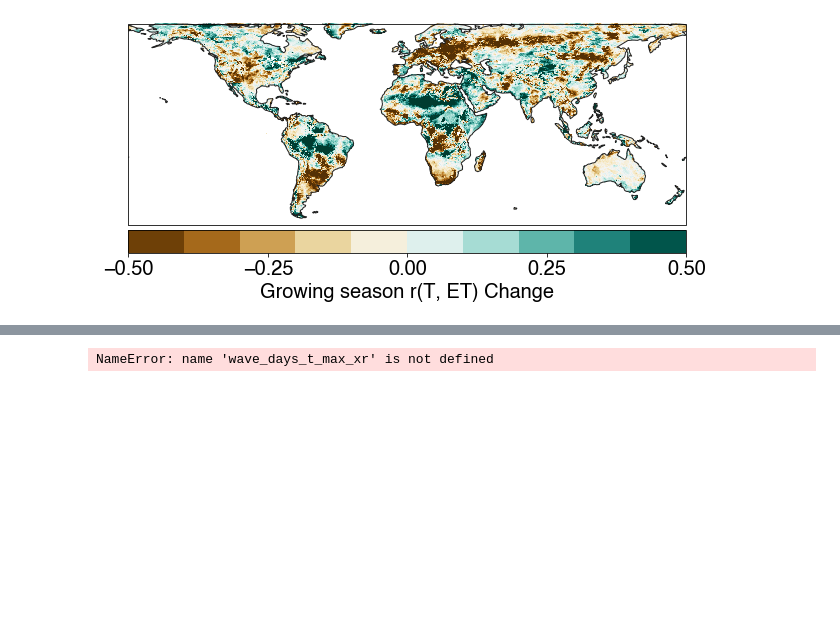
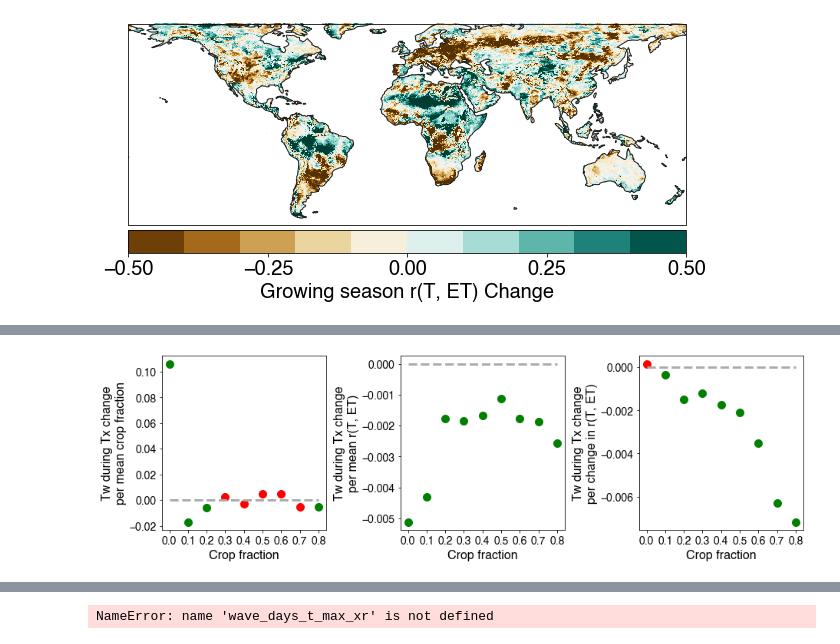
Before and after one commit to ecoffel/2021-heat, a Jupyter notebook: ht_tx_on_tw_analysis.ipynb, the cells around one changed output, grey strips where cells are left out. Drawn from its saved outputs; the diff is of its cells as text; code cells hidden in the pictures; blank space fills up the shorter version.

```diff
--- a/ht_tx_on_tw_analysis.ipynb
+++ b/ht_tx_on_tw_analysis.ipynb
@@ -1574,0 +999,4 @@ cb.set_label('Tw during Tx (Percentile)')
+# %%
+ind_cf_all = np.where((data['cf'] > .01))[0]
+mdl_cur = smf.ols(formula='tw_during_tx_trend ~ cf', data=df, subset = ind_cf_all).fit()
+mdl_cur.rsquared
@@ -1574,0 +1056,44 @@ cb.set_label('Tw during Tx (Percentile)')
+# %%
+fig, ax = plt.subplots(1,3, figsize=(13,4))
+
+t = 'Tw during Tx'
+
+for i, val in enumerate(coefs_cf):
+    if pvals_cf[i] < .05:
+        ax[0].plot(i, val, 'og', markersize=10)
+    else:
+        ax[0].plot(i, val, 'or', markersize=10)
+ax[0].plot([0, 8], [0,0], '--', lw=3, c='#aaaaaa')
+ax[0].set_ylabel('%s change\nper mean crop fraction'%t)
+ax[0].set_xlabel('Crop fraction')
+ax[0].set_xticks(range(cf_bins.size))
+ax[0].set_xticklabels(np.round(cf_bins, 1))
+
+for i, val in enumerate(coefs_rt):
+    if pvals_rt[i] < .05:
+        ax[1].plot(i, val, 'og', markersize=10)
+    else:
+        ax[1].plot(i, val, 'or', markersize=10)
+ax[1].plot([0, 8], [0,0], '--', lw=3, c='#aaaaaa')
+ax[1].set_ylabel('%s change\nper mean r(T, ET)'%t)
+ax[1].set_xlabel('Crop fraction')
+ax[1].set_xticks(range(cf_bins.size))
+ax[1].set_xticklabels(np.round(cf_bins, 1))
+
+
+for i, val in enumerate(coefs_rt_diff):
+    if pvals_rt_diff[i] < .05:
+        ax[2].plot(i, val, 'og', markersize=10)
+    else:
+        ax[2].plot(i, val, 'or', markersize=10)
+ax[2].plot([0, 8], [0,0], '--', lw=3, c='#aaaaaa')
+ax[2].set_ylabel('%s change\nper change in r(T, ET)'%t)
+ax[2].set_xlabel('Crop fraction')
+ax[2].set_xticks(range(cf_bins.size))
+ax[2].set_xticklabels(np.round(cf_bins, 1))
+
+plt.tight_layout()
+
+plt.savefig('tw-during-tx-trend-coefs.png', format='png', dpi=500, bbox_inches = 'tight', pad_inches = 0.02)
+# %% [output]
+[figure, added]
```
Also changed, not shown: parts of 61 cells of this notebook.
